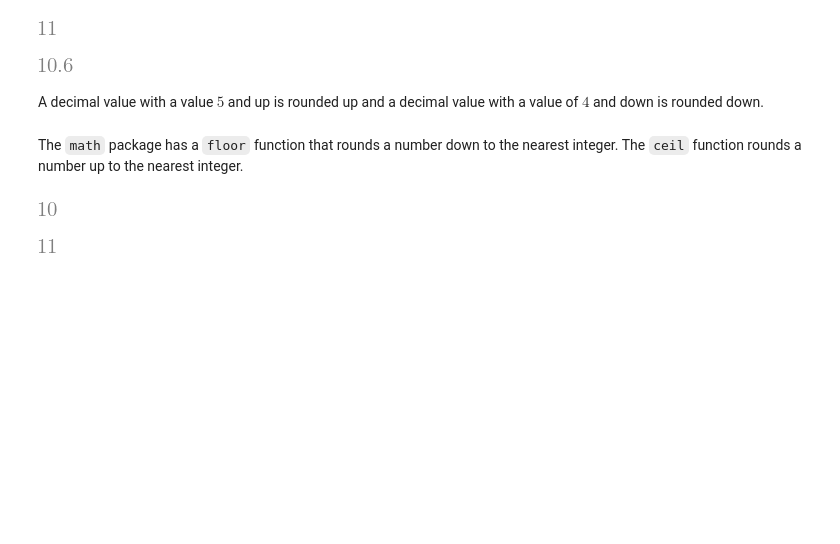
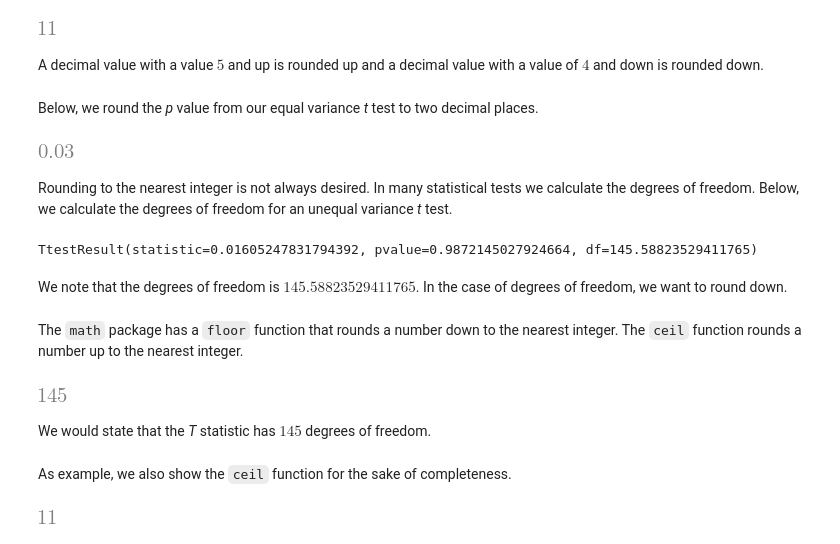
Before and after one commit to juanklopper/AlgebraPublicHealthBiioscience, a Jupyter notebook: Lecture01BasicMathematicsUsingPython.ipynb, the cells around one changed output. Drawn from its saved outputs; the diff is of its cells as text; code cells hidden in the pictures; blank space fills up the shorter version.

```diff
--- a/Lecture01BasicMathematicsUsingPython.ipynb
+++ b/Lecture01BasicMathematicsUsingPython.ipynb
@@ -343,20 +415,41 @@ round(10.4)
 round(10.51)
 # %% [output]
 [figure]
-# %%
-# Round the number 10.59 to the nearest tenth (a single decimal place)
-round(10.59, 1)
-# %% [output]
-[figure, removed]
 # %% [markdown]
 A decimal value with a value $5$ and up is rounded up and a decimal value with a value of $4$ and down is rounded down.
+# %% [markdown]
+Below, we round the _p_ value from our equal variance _t_ test to two decimal places.
+# %%
+# Round the number 10.59 to the nearest tenth (a single decimal place)
+round(0.0285355177361664, 2)
+# %% [output]
+[figure, added]
+# %% [markdown]
+Rounding to the nearest integer is not always desired. In many statistical tests we calculate the degrees of freedom. Below, we calculate the degrees of freedom for an unequal variance _t_ test.
+# %%
+# Seed the numpy pseudorandom number generator with the integer 2
+numpy.random.seed(2)
+
+# Create a variable named groupC that holds an array of 100 real numbers from a normal distribution with a mean of 101 and a standard deviation of 20
+groupC = numpy.random.normal(101, 20, 100)
+
+# Conduct an unequal variance t test comparing the values in groupA to those in group C and show the degrees of freedom
+ttest_ind(groupA, groupC, equal_var=False)
+# %% [output]
+TtestResult(statistic=0.01605247831794392, pvalue=0.9872145027924664, df=145.58823529411765)
+# %% [markdown]
+We note that the degrees of freedom is $145.58823529411765$. In the case of degrees of freedom, we want to round down.
 # %% [markdown]
 The `math` package has a `floor` function that rounds a number down to the nearest integer. The `ceil` function rounds a number up to the nearest integer.
 # %%
-# Round down the number 10.1 to the nearest whole number
-math.floor(10.1)
+# Round down the number 145.58823529411765to the nearest whole number
+math.floor(145.58823529411765)
 # %% [output]
-[figure, old version]
+[figure, new version]
+# %% [markdown]
+We would state that the _T_ statistic has $145$ degrees of freedom.
+# %% [markdown]
+As example, we also show the `ceil` function for the sake of completeness.
 # %%
 # Round up the number 10.1 to the nearest whole number
 math.ceil(10.1)
```
Also changed, not shown: parts of 133 cells of this notebook, 8 other files.
